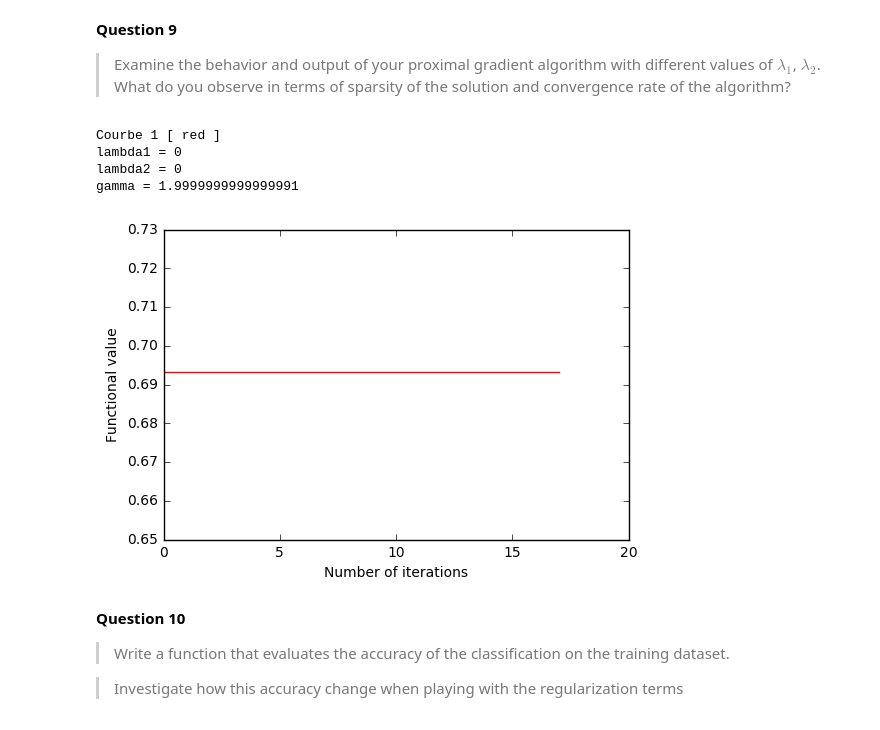
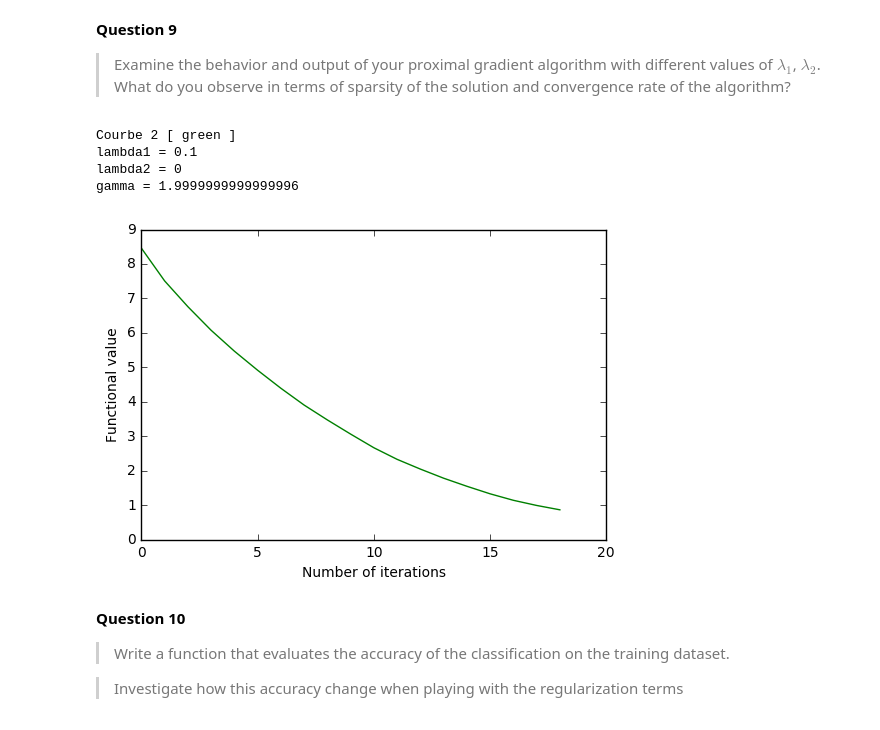
Before and after one commit to sialar/DCO, a Jupyter notebook: notebook/02_classification.ipynb, the cells around one changed output. Drawn from its saved outputs; the diff is of its cells as text; code cells hidden in the pictures.

```diff
--- a/02_classification.ipynb
+++ b/notebook/02_classification.ipynb
@@ -207,7 +204,7 @@ def logistic_loss_per_example(example,x):
 def randomArray(size) :
     x = np.zeros(size)
     for i in range(1,size) :
-        x[i] = uniform(0,1)
+        x[i] = uniform(-10,10)
     return x
 
 size = trainingData.first().features.size
@@ -400,33 +438,31 @@ def compute_min(l1,l2):
     x, g_tab = prox_grad_algo(l1,l2)
     return x, g_tab
 
-lamb1 = [0,1,0,1]
+lamb1 = [0,0.1,0,1]
 lamb2 = [0,0,1,1]
-x     = [0,0,0,0]
-g_tab = [0,0,0,0]
-for i in range(0,1):
+for i in range(0,4):
     x[i], g_tab[i] = compute_min(lamb1[i],lamb2[i])
     print("\n")
 # %%
 def plot_res(x,g_tab,col):
-    plt.plot(range(MAX_ITER-2), g_tab[2:], col, linewidth=1.0, linestyle="-")
+    plt.plot(range(MAX_ITER-1), g_tab[1:], col, linewidth=1.0, linestyle="-")
 
 colors = ["red", "green", "blue","black"]
 plt.figure()
-for i in range(0,1):
+for i in range(0,2):
     print("\nCourbe", i+1, "[",colors[i],"]\nlambda1 =", lamb1[i], "\nlambda2 =",\
         lamb2[i], "\ngamma =", compute_gamma2(lamb2[i]))
     plot_res(x[i],g_tab[i],colors[i])
 plt.xlim(0, MAX_ITER)
 plt.xlabel('Number of iterations')
 plt.ylabel('Functional value')
 plt.show()
 # %% [output]
-Courbe 1 [ red ]
-lambda1 = 0
+Courbe 2 [ green ]
+lambda1 = 0.1
 lambda2 = 0
-gamma = 1.9999999999999991
+gamma = 1.9999999999999996
-[figure, old version]
+[figure, new version]
 # %% [markdown]
 __Question 10__
 
```
Also changed, not shown: parts of 9 cells of this notebook, 9 other files.
